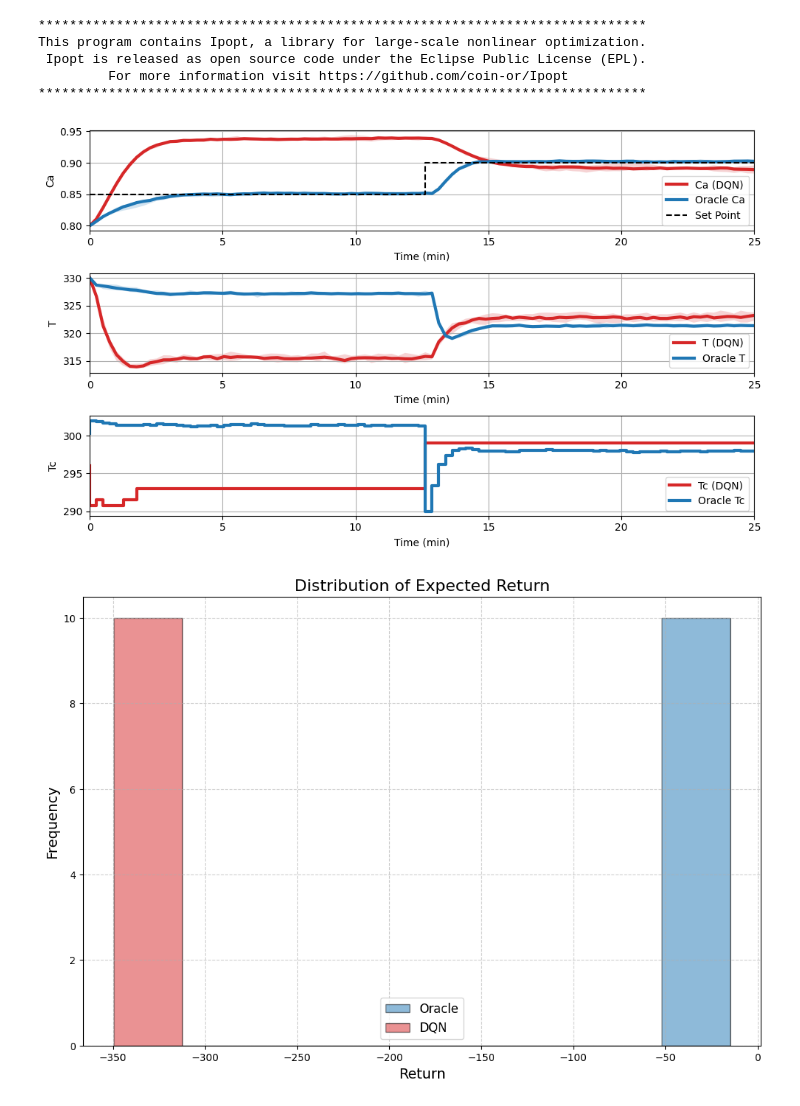
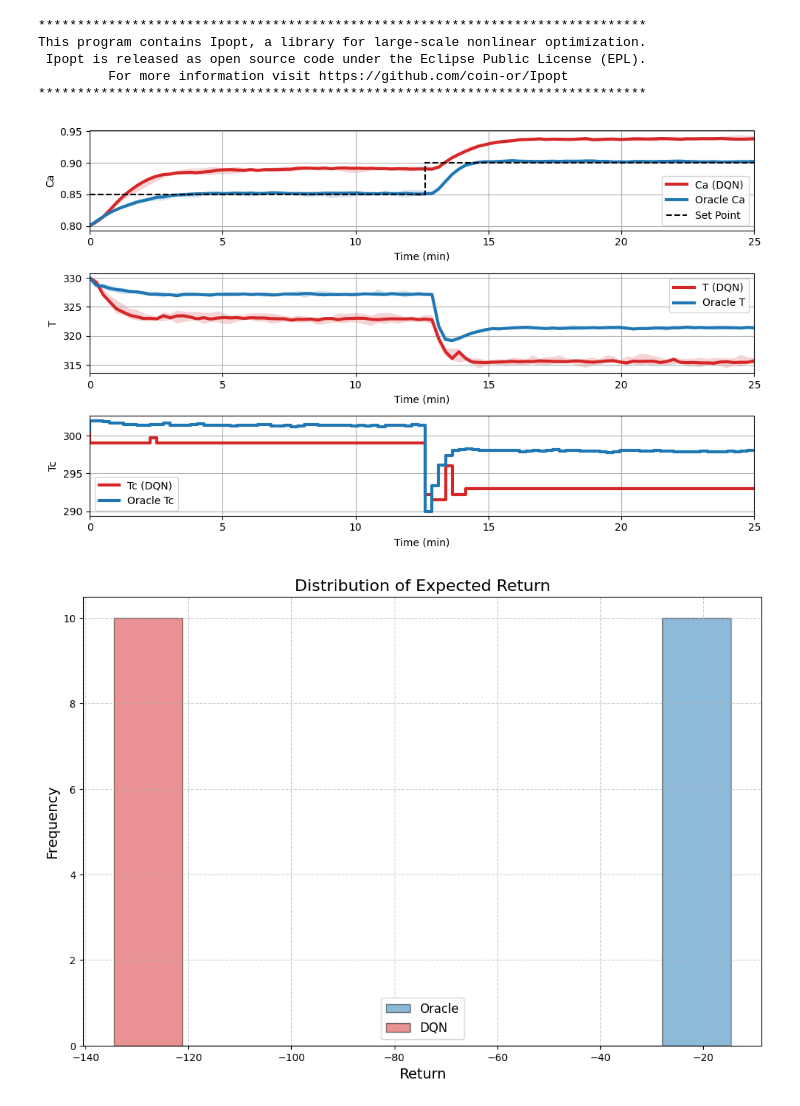
Before and after one commit to TACHUNC/DQN, a Jupyter notebook: train.ipynb, the cells around one changed output. Saved outputs shown, nothing was run; the diff lists cells and outputs as text; code cells hidden in the pictures.

```diff
--- a/train.ipynb
+++ b/train.ipynb
@@ -8,13 +8,12 @@ import random
 from collections import deque
 import pcgym
 from tqdm import tqdm
-# from agent4 import Agent
 from agent_v1 import Agent
 from utils import Save_model_logfile
 
 from torch.utils.tensorboard import SummaryWriter
 
-writer = SummaryWriter(log_dir="runs/DeepDQN_enforce_3")  # Specify log directory
+writer = SummaryWriter(log_dir="runs/DeepDQN_enforce_5")  # Specify log directory
 # %%
 
 nsteps = 100
@@ -157,13 +151,40 @@ ZeroDivisionError: division by zero
+# %%
+
+
+update_every=5   # frequency to update the Q-network
+n_updates= 1               # number of updates for each Q-network optimization
+n_multistart= 12            # number of re-start for Q-value maximization
+batch_size= 64              # size of minibatch per optimization
+buffer_size = 10000          # size of the buffer
+
+n_step_bootstrapping = 1    # number of steps bootstrapping
+layer1_dim=128              # size of the hidden layer1
+layer2_dim=64               # size of the hidden layer2
+learning_rate=1e-3          # step size for the Adam optimizer
+tau=0.001                   # weigthing in the soft-update the target policy
+gamma=0.99                  # dicounted parameter in bellmans equation
+seed=0                      # random seed
+action_dim  = env.action_space.shape[0]
+state_dim   = env.observation_space.shape[0]
+device      = torch.device("cuda:0" if torch.cuda.is_available() else "cpu")
+
+
+bounds = torch.tensor([-1,1]).reshape(-1,2)
+
+#---- Agent ----#
+agent = Agent(bounds,state_dim,action_dim,layer1_dim,layer2_dim,batch_size,buffer_size,
+              tau,gamma,learning_rate,update_every,n_updates,n_step_bootstrapping,
+              n_multistart,seed,writer)
 # %%
 # Load the saved state_dict from the .pth file
-checkpoint_path = "DQN_preTrained/cstr_ode/DQN_cstr_ode_0_7.pth"
+checkpoint_path = "DQN_preTrained/cstr_ode/DQN_cstr_ode_0_5.pth"
 agent.load(checkpoint_path)
 evaluator, data = env.plot_rollout({'DQN':agent},reps=10,oracle = True, dist_reward=True, MPC_params={'N':15,'R':5})
 # %% [output]
 ******************************************************************************
 This program contains Ipopt, a library for large-scale nonlinear optimization.
  Ipopt is released as open source code under the Eclipse Public License (EPL).
          For more information visit https://github.com/coin-or/Ipopt
 ******************************************************************************
-[figure, old version]
+[figure, new version]
-[figure, old version]
+[figure, new version]
```
Also changed, not shown: parts of 3 cells of this notebook, 17 other files.
